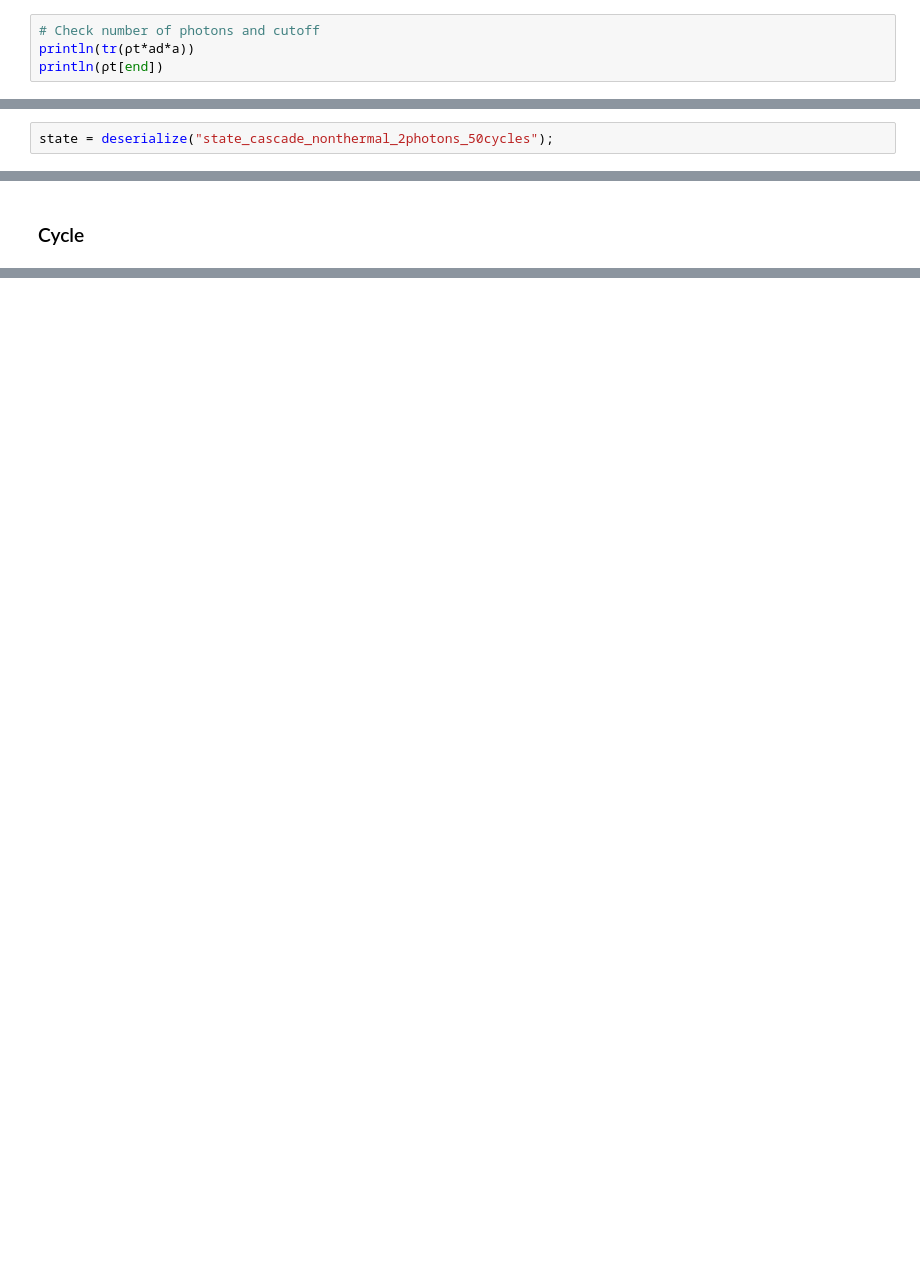
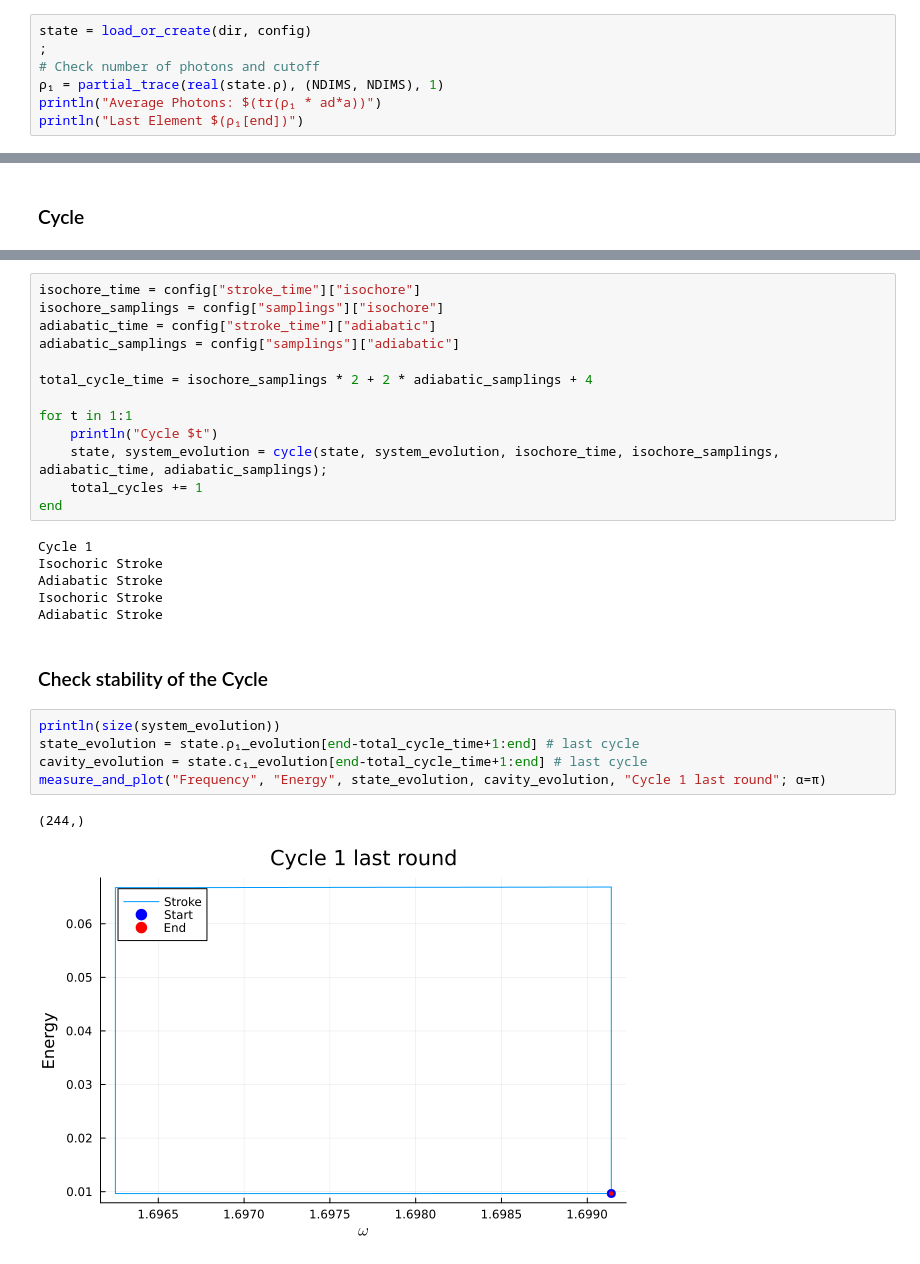
Before and after one commit to fedesss98/phaseonium-thermodynamics, a Jupyter notebook: julia/07-last-cycle.ipynb, the cells around one changed output, grey strips where cells are left out. Cells and saved outputs as stored; diff of their text form; blank space fills up the shorter version.

```diff
--- a/julia/07-last-cycle.ipynb
+++ b/julia/07-last-cycle.ipynb
@@ -164,7 +114,10 @@ Apparent Temperature carried by Cold Phaseonium atoms:
 # %% [markdown]
 ### Load or Create State
 # %%
+state = load_or_create(dir, config)
+;
 # Check number of photons and cutoff
-println(tr(ρt*ad*a))
-println(ρt[end])
+ρ₁ = partial_trace(real(state.ρ), (NDIMS, NDIMS), 1)
+println("Average Photons: $(tr(ρ₁ * ad*a))")
+println("Last Element $(ρ₁[end])")
 # %% [output]
@@ -173,5 +127,3 @@ println(ρt[end])
-# %%
-state = deserialize("state_cascade_nonthermal_2photons_50cycles");
 # %%
 # Reinitialize memory
 state.ρ₁_evolution = []
@@ -379,0 +135,29 @@ end
+# %%
+isochore_time = config["stroke_time"]["isochore"]
+isochore_samplings = config["samplings"]["isochore"]
+adiabatic_time = config["stroke_time"]["adiabatic"]
+adiabatic_samplings = config["samplings"]["adiabatic"]
+
+total_cycle_time = isochore_samplings * 2 + 2 * adiabatic_samplings + 4
+
+for t in 1:1
+    println("Cycle $t")
+    state, system_evolution = cycle(state, system_evolution, isochore_time, isochore_samplings, adiabatic_time, adiabatic_samplings);
+    total_cycles += 1
+end
+# %% [output]
+Cycle 1
+Isochoric Stroke
+Adiabatic Stroke
+Isochoric Stroke
+Adiabatic Stroke
+# %% [markdown]
+### Check stability of the Cycle
+# %%
+println(size(system_evolution))
+state_evolution = state.ρ₁_evolution[end-total_cycle_time+1:end] # last cycle
+cavity_evolution = state.c₁_evolution[end-total_cycle_time+1:end] # last cycle
+measure_and_plot("Frequency", "Energy", state_evolution, cavity_evolution, "Cycle 1 last round"; α=π)
+# %% [output]
+(244,)
+[figure, added]
```
Also changed, not shown: parts of 41 cells of this notebook, 29 other files.
